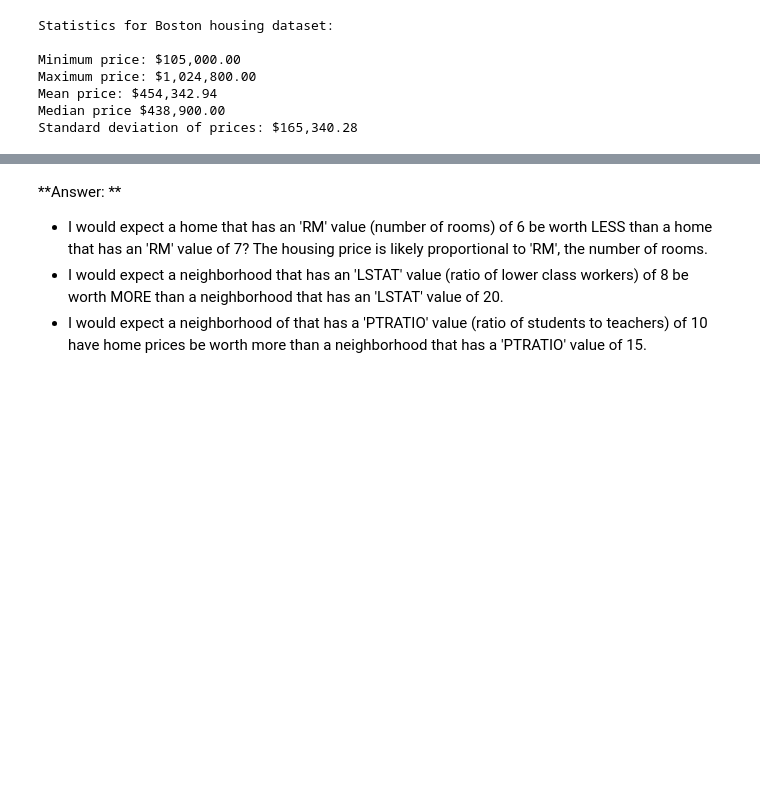
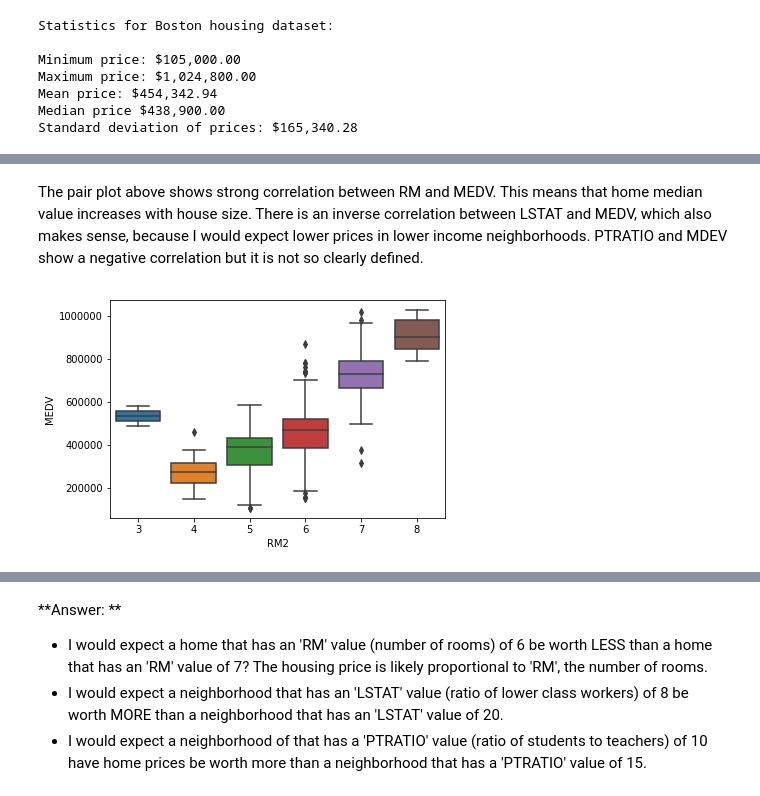
Before and after one commit to aberenyi73/machine-learning, a Jupyter notebook: projects/boston_housing/boston_housing.ipynb, the cells around one changed output, grey strips where cells are left out. Drawn from its saved outputs; the diff is of its cells as text; code cells hidden in the pictures; blank space fills up the shorter version.

```diff
--- a/projects/boston_housing/boston_housing.ipynb
+++ b/projects/boston_housing/boston_housing.ipynb
@@ -130,0 +150,10 @@ Standard deviation of prices: $165,340.28
+# %% [markdown]
+The pair plot above shows strong correlation between RM and MEDV. This means that home median value increases with
+house size.
+There is an inverse correlation between LSTAT and MEDV, which also makes sense, because I would expect lower prices in lower income neighborhoods.
+PTRATIO and MDEV show a negative correlation but it is not so clearly defined.
+# %%
+data['RM2'] = data['RM'].astype('int32'); # has to convert to int to have fewer bins
+sns.boxplot(x='RM2', y='MEDV', data=data);
+# %% [output]
+[figure, added]
```
Also changed, not shown: parts of 18 cells of this notebook, 2 other files.
